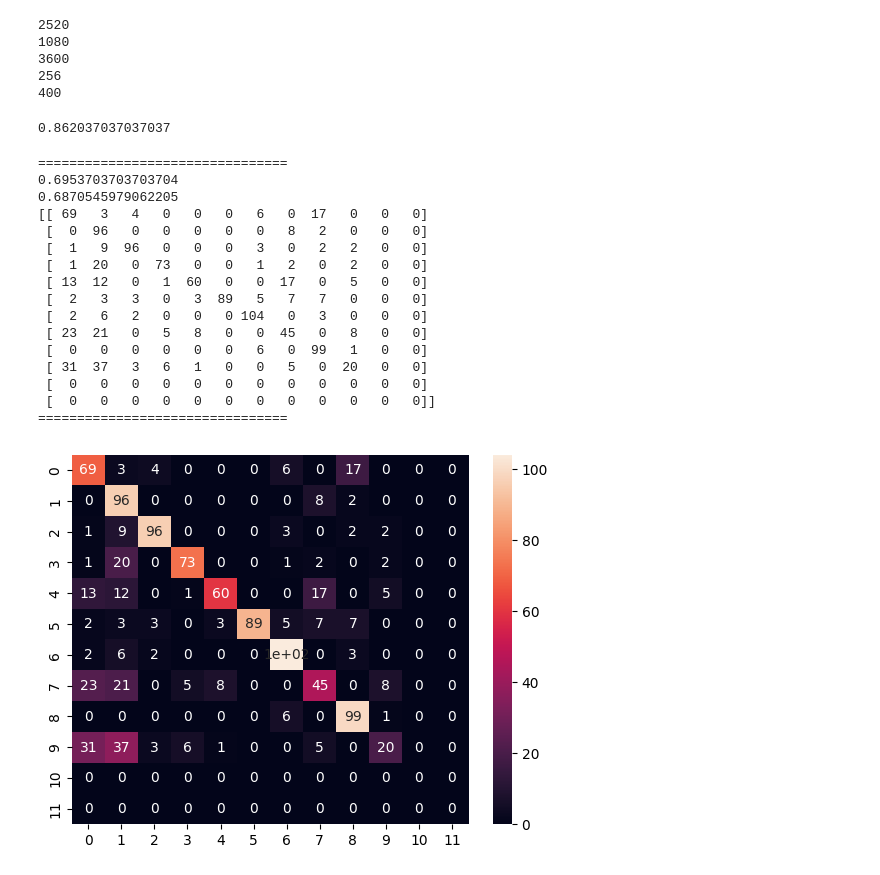
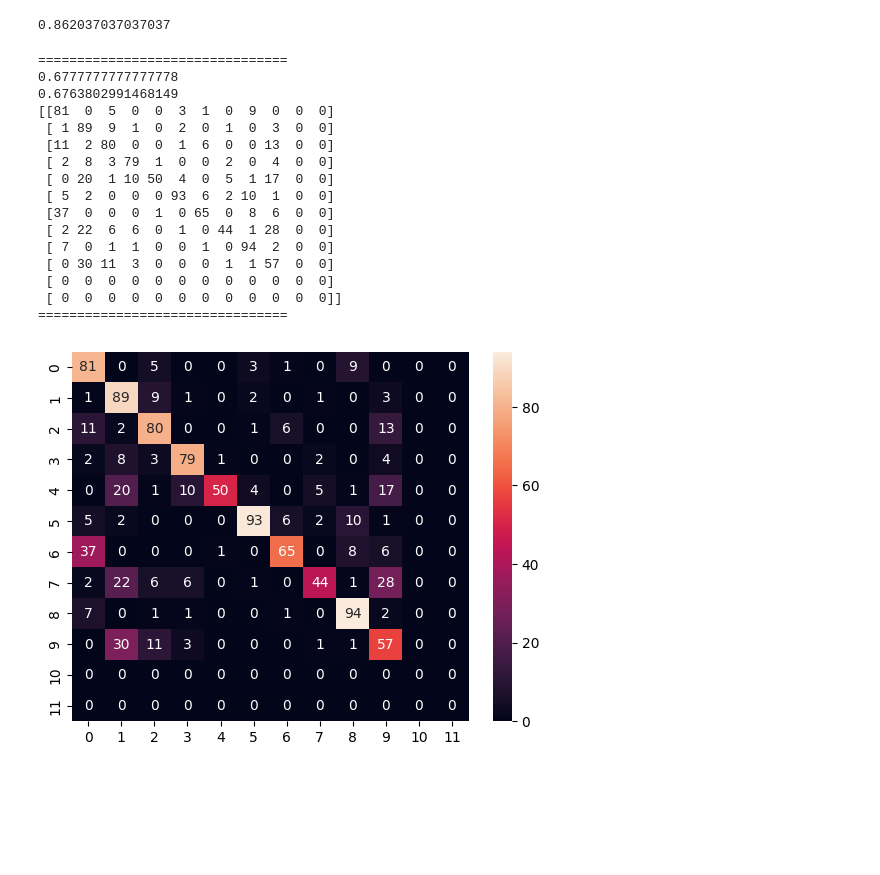
Before and after one commit to RunnnnWang/mbed-HD, a Jupyter notebook: HD_10.ipynb, the cells around one changed output. Saved outputs shown, nothing was run; the diff lists cells and outputs as text; code cells hidden in the pictures; blank space fills up the shorter version.

```diff
--- a/HD_10.ipynb
+++ b/HD_10.ipynb
@@ -129,26 +125,6 @@ for i in range(len(all_data)):
   all_data[i] = all_data[i].tolist()
 
 X_train, X_test, y_train, y_test = train_test_split(all_data, all_labels, test_size=0.3, random_state=42)
-with open('Xtrain.json', 'w') as json_file:
-    json.dump(X_train, json_file, indent=4)
-with open('Xtest.json', 'w') as json_file:
-    json.dump(X_test, json_file, indent=4)
-with open('Ytrain.json', 'w') as json_file:
-    json.dump(y_train, json_file, indent=4)
-with open('Ytest.json', 'w') as json_file:
-    json.dump(y_test, json_file, indent=4)
-# %%
-print(len(X_train))
-print(len(X_test))
-print(len(all_data))
-print(len(X_train[0]))
-print(len(df))
-# %% [output]
-2520
-1080
-3600
-256
-400
 # %%
 from sklearn.pipeline import make_pipeline
 from sklearn.preprocessing import StandardScaler
@@ -177,12 +153,12 @@ class linear_random_projection:
 class hd_model:
     def __init__(self,X_train, X_test, y_train, y_test ,in_dim,out_dim,lr):
 
-        #scaler = StandardScaler()
-        #scaler.fit(X_train)
+        scaler = StandardScaler()
+        scaler.fit(X_train)
         self.X_train = X_train
         self.X_test = X_test
-        #self.X_train = scaler.transform(X_train)
-        #self.X_test = scaler.transform(X_test)
+        self.X_train = scaler.transform(X_train)
+        self.X_test = scaler.transform(X_test)
 
         self.y_train = y_train
         self.y_test = y_test
@@ -204,8 +180,10 @@ class hd_model:
             enc = self.encoder.encode(sample)
             similarities = cosine_similarity(enc.reshape(1, -1), self.class_hvs)[0]
             pred = np.argmax(similarities)
-            self.class_hvs[label] += self.lr * (1-similarities[label]) * enc
-            self.class_hvs[pred] -= self.lr * (1-similarities[pred]) * enc
+            # self.class_hvs[label] += 2 * (1-similarities[label]) * enc
+            # self.class_hvs[pred] -= 2 * (1-similarities[pred]) * enc
+            self.class_hvs[label] += enc
+            self.class_hvs[pred] -= enc
             self.train_encs.append(enc)
 
 
@@ -242,7 +220,9 @@ class hd_model:
                 similarities = cosine_similarity(enc.reshape(1, -1), self.class_hvs)[0]
                 pred = np.argmax(similarities)
                 if pred != label:
-                    self.class_hvs[label] += self.lr * (1-similarities[label]) * enc
-                    self.class_hvs[pred] -= self.lr * (1-similarities[pred]) * enc
+                    # self.class_hvs[label] += self.lr * (1-similarities[label]) * enc
+                    # self.class_hvs[pred] -= self.lr * (1-similarities[pred]) * enc
+                    self.class_hvs[label] += enc
+                    self.class_hvs[pred] -= enc
                     count += 1
             print(count)
@@ -254,27 +229,35 @@ with open('projection.txt', 'w') as f:
 # %%
 model = hd_model(X_train, X_test, y_train, y_test,256,2000,0.75)
 with open('projection.json', 'w') as json_file:
     json.dump(model.encoder.projection.tolist(), json_file, indent=4)
+with open('Xtrain.json', 'w') as json_file:
+    json.dump(model.X_train.tolist(), json_file, indent=4)
+with open('Xtest.json', 'w') as json_file:
+    json.dump(model.X_test.tolist(), json_file, indent=4)
+with open('Ytrain.json', 'w') as json_file:
+    json.dump(y_train, json_file, indent=4)
+with open('Ytest.json', 'w') as json_file:
+    json.dump(y_test, json_file, indent=4)
 model.train_()
 model.test_()
 # %% [output]
 ================================
-0.6953703703703704
-0.6870545979062205
-[[ 69   3   4   0   0   0   6   0  17   0   0   0]
- [  0  96   0   0   0   0   0   8   2   0   0   0]
- [  1   9  96   0   0   0   3   0   2   2   0   0]
- [  1  20   0  73   0   0   1   2   0   2   0   0]
- [ 13  12   0   1  60   0   0  17   0   5   0   0]
- [  2   3   3   0   3  89   5   7   7   0   0   0]
- [  2   6   2   0   0   0 104   0   3   0   0   0]
- [ 23  21   0   5   8   0   0  45   0   8   0   0]
- [  0   0   0   0   0   0   6   0  99   1   0   0]
- [ 31  37   3   6   1   0   0   5   0  20   0   0]
- [  0   0   0   0   0   0   0   0   0   0   0   0]
- [  0   0   0   0   0   0   0   0   0   0   0   0]]
+0.6777777777777778
+0.6763802991468149
+[[81  0  5  0  0  3  1  0  9  0  0  0]
+ [ 1 89  9  1  0  2  0  1  0  3  0  0]
+ [11  2 80  0  0  1  6  0  0 13  0  0]
+ [ 2  8  3 79  1  0  0  2  0  4  0  0]
+ [ 0 20  1 10 50  4  0  5  1 17  0  0]
+ [ 5  2  0  0  0 93  6  2 10  1  0  0]
+ [37  0  0  0  1  0 65  0  8  6  0  0]
+ [ 2 22  6  6  0  1  0 44  1 28  0  0]
+ [ 7  0  1  1  0  0  1  0 94  2  0  0]
+ [ 0 30 11  3  0  0  0  1  1 57  0  0]
+ [ 0  0  0  0  0  0  0  0  0  0  0  0]
+ [ 0  0  0  0  0  0  0  0  0  0  0  0]]
 ================================
-[figure, old version]
+[figure, new version]
 # %%
 model.retrain()
 model.test_()
```
Also changed, not shown: parts of 3 cells of this notebook, 3 other files.
